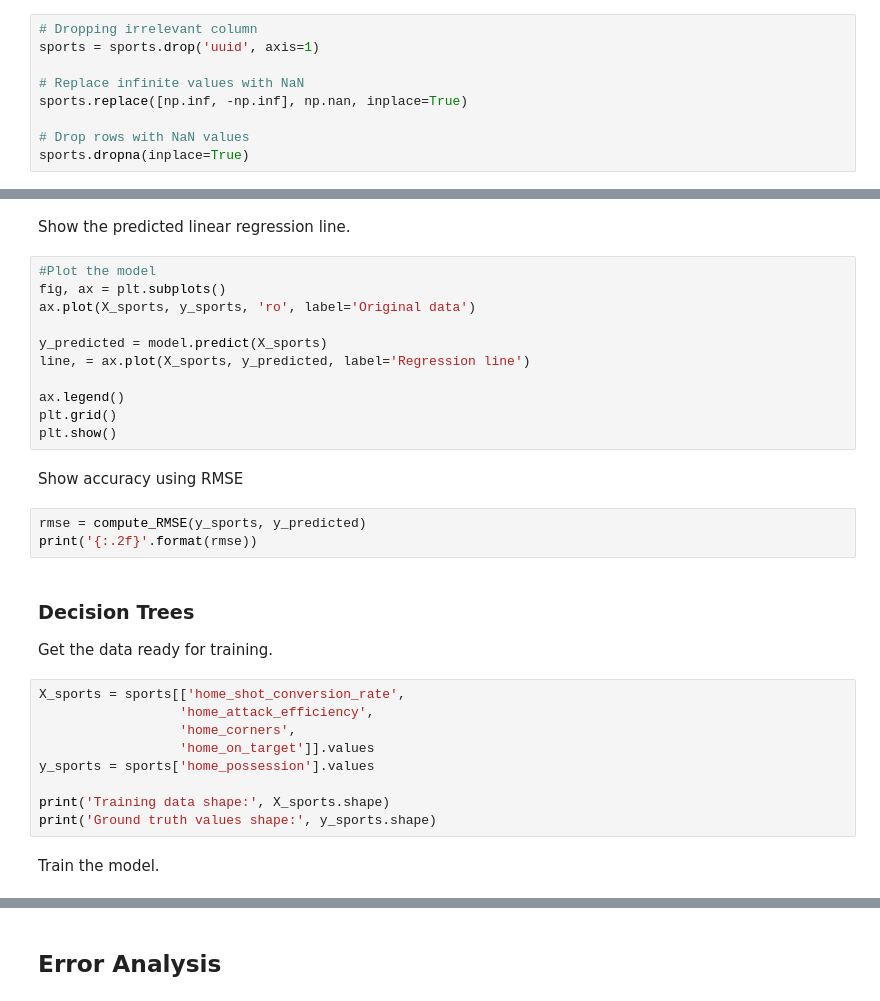
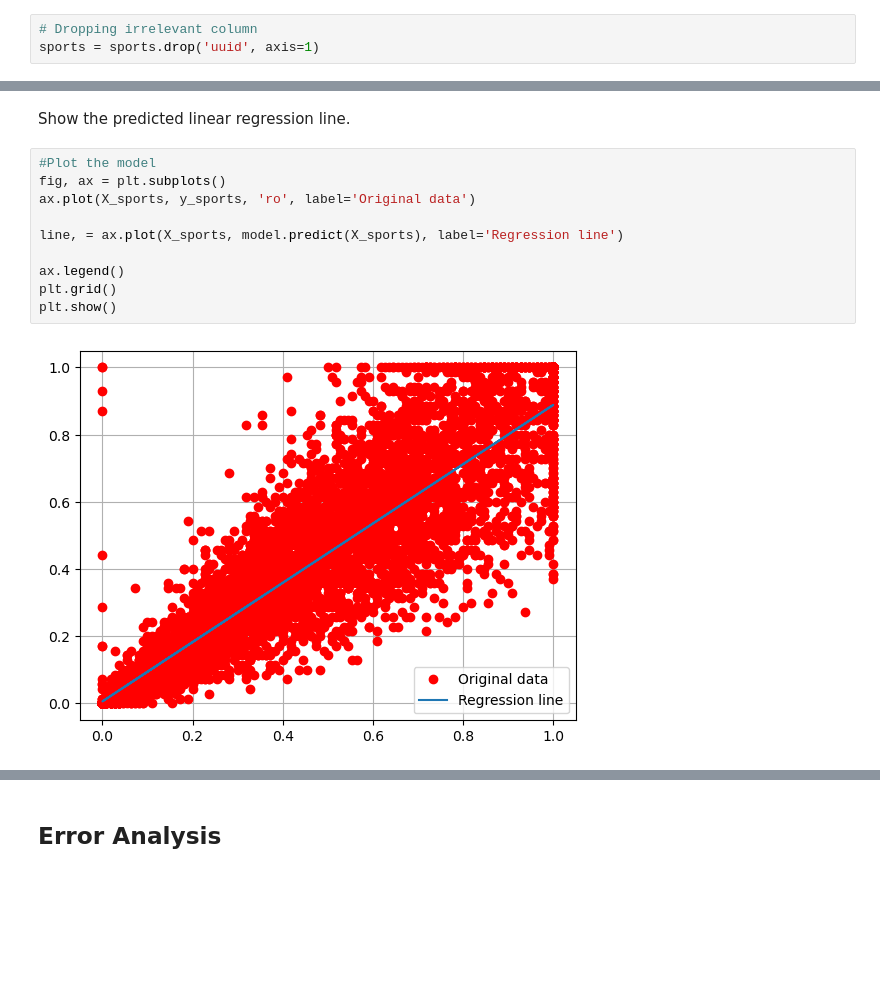
Before and after one commit to ReyObejero/2324-t3-stintsy-s11-g4-machine-project, a Jupyter notebook: STINTSY-S11-MP.ipynb, the cells around one changed output, grey strips where cells are left out. Saved outputs shown, nothing was run; the diff lists cells and outputs as text; blank space fills up the shorter version.

```diff
--- a/STINTSY-S11-MP.ipynb
+++ b/STINTSY-S11-MP.ipynb
@@ -323,12 +422,6 @@ Some data from the additional features were divided by zero therefore creating i
 # %%
 # Dropping irrelevant column
 sports = sports.drop('uuid', axis=1)
-
-# Replace infinite values with NaN
-sports.replace([np.inf, -np.inf], np.nan, inplace=True)
-
-# Drop rows with NaN values
-sports.dropna(inplace=True)
 # %% [markdown]
 **Correlation Matrix**
 # %% [markdown]
@@ -442,30 +575,12 @@ Show the predicted linear regression line.
 # %%
 #Plot the model
 fig, ax = plt.subplots()
 ax.plot(X_sports, y_sports, 'ro', label='Original data')
 
-y_predicted = model.predict(X_sports)
-line, = ax.plot(X_sports, y_predicted, label='Regression line')
+line, = ax.plot(X_sports, model.predict(X_sports), label='Regression line')
 
 ax.legend()
 plt.grid()
 plt.show()
+# %% [output]
+[figure, added]
-# %% [markdown]
-Show accuracy using RMSE
-# %%
-rmse = compute_RMSE(y_sports, y_predicted)
-print('{:.2f}'.format(rmse))
-# %% [markdown]
-### Decision Trees
-Get the data ready for training.
-# %%
-X_sports = sports[['home_shot_conversion_rate',
-                  'home_attack_efficiency',
-                  'home_corners',
-                  'home_on_target']].values
-y_sports = sports['home_possession'].values
-
-print('Training data shape:', X_sports.shape)
-print('Ground truth values shape:', y_sports.shape)
-# %% [markdown]
-Train the model.
```
Also changed, not shown: parts of 34 cells of this notebook.
